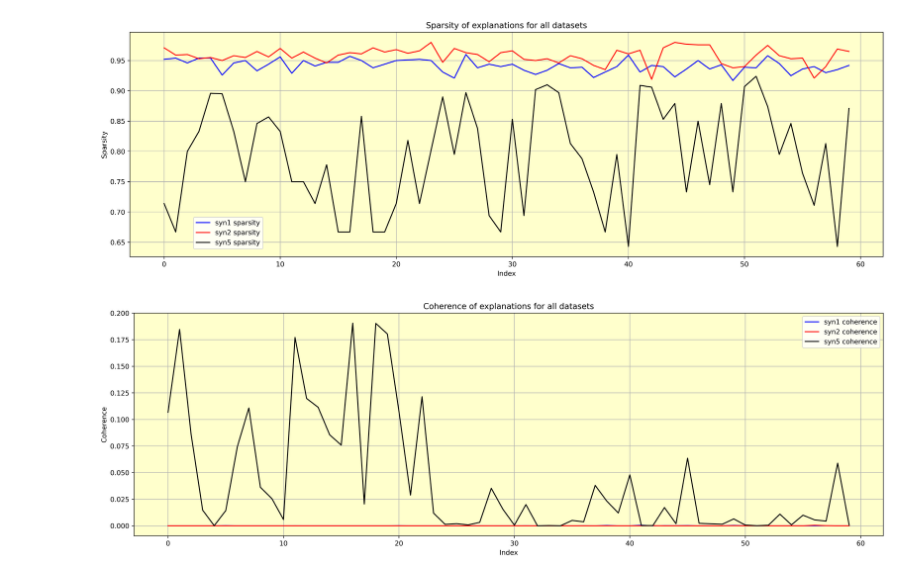
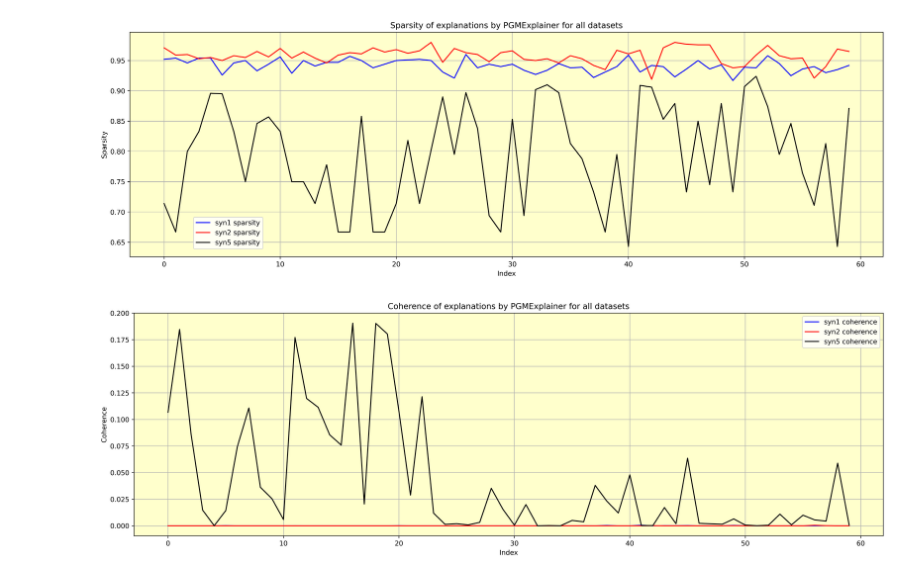
Before and after one commit to ASudu/PGMExplainer_graph_properties, a Jupyter notebook: PGM_Node/Explain_GNN/combined.ipynb, the cells around one changed output. Saved outputs shown, nothing was run; the diff lists cells and outputs as text; code cells hidden in the pictures.

Commit message:
updated plot titles

```diff
--- a/PGM_Node/Explain_GNN/combined.ipynb
+++ b/PGM_Node/Explain_GNN/combined.ipynb
@@ -14,36 +14,36 @@ x2 = list(range(len(df2)))
 x5 = list(range(len(df5)))
 
 sparse1 = list(df1['Sparsity'])
 sparse2 = list(df2['Sparsity'])
 sparse5 = list(df5['Sparsity'])
 
 # mean_sparse = list(np.ones(len(df))*df['Sparsity'].mean())
 plt.figure(figsize=(20,6), dpi = 500)
 plt.gca().grid(True)
 plt.gca().set_facecolor((1, 1, 0.8))
 plt.plot(x1, sparse1, label='syn1 sparsity',color='blue')
 plt.plot(x2, sparse2, label='syn2 sparsity',color='red')
 plt.plot(x5, sparse5, label='syn5 sparsity',color='k')
 # plt.plot(x,def_sparse, label = 'Max edge density for sparse graphs')
 # plt.plot(x,mean_sparse, label = 'Average sparsity', color='k')
 
 # sp_mean = df['Sparsity'].mean()
 # sp_std = df['Sparsity'].std()
 # y1 = sp_mean - sp_std
 # y_1 = y1 - sp_std
 # y2 = sp_mean + sp_std
 # y_2 = y2 + sp_std
 # plt.axhspan(y_1, y_2, color='red', alpha=0.3)
 # plt.axhspan(y1, y2, color='green', alpha=0.3)
 
-plt.title('Sparsity of explanations for all datasets', fontsize=12)
+plt.title('Sparsity of explanations by PGMExplainer for all datasets', fontsize=12)
 plt.legend(prop={'size':10}, loc="lower left", bbox_to_anchor=(.08, .02))
 plt.ylabel("Sparsity")
 plt.xlabel("Index")
-plt.savefig(fname= "D:\D_Drive\Github\Thesis\PGMExplainer_graph_properties\PGM_Node\Explain_GNN\plots\sparsity_all")
+plt.savefig(fname= "D:\D_Drive\Github\Thesis\PGMExplainer_graph_properties\PGM_Node\Explain_GNN\plots\PGM_sparsity_datasets")
 plt.show()
 # %% [output]
-[figure, old version]
+[figure, new version]
 # %%
 # Plot Coherence
 x1 = list(range(len(df1)))
@@ -73,11 +73,11 @@ plt.plot(x5, coh5, label='syn5 coherence',color='k')
 # plt.axhspan(y_1, y_2, color='red', alpha=0.3)
 # plt.axhspan(y1, y2, color='green', alpha=0.3)
 
-plt.title('Coherence of explanations for all datasets', fontsize=12)
+plt.title('Coherence of explanations by PGMExplainer for all datasets', fontsize=12)
 plt.legend(prop={'size':10})
 plt.ylabel("Coherence")
 plt.xlabel("Index")
-plt.savefig(fname= "D:\D_Drive\Github\Thesis\PGMExplainer_graph_properties\PGM_Node\Explain_GNN\plots\coherence_all")
+plt.savefig(fname= "D:\D_Drive\Github\Thesis\PGMExplainer_graph_properties\PGM_Node\Explain_GNN\plots\PGM_coherence_datasets")
 plt.show()
 # %% [output]
-[figure, old version]
+[figure, new version]
```
Also changed, not shown: 4 other files.
